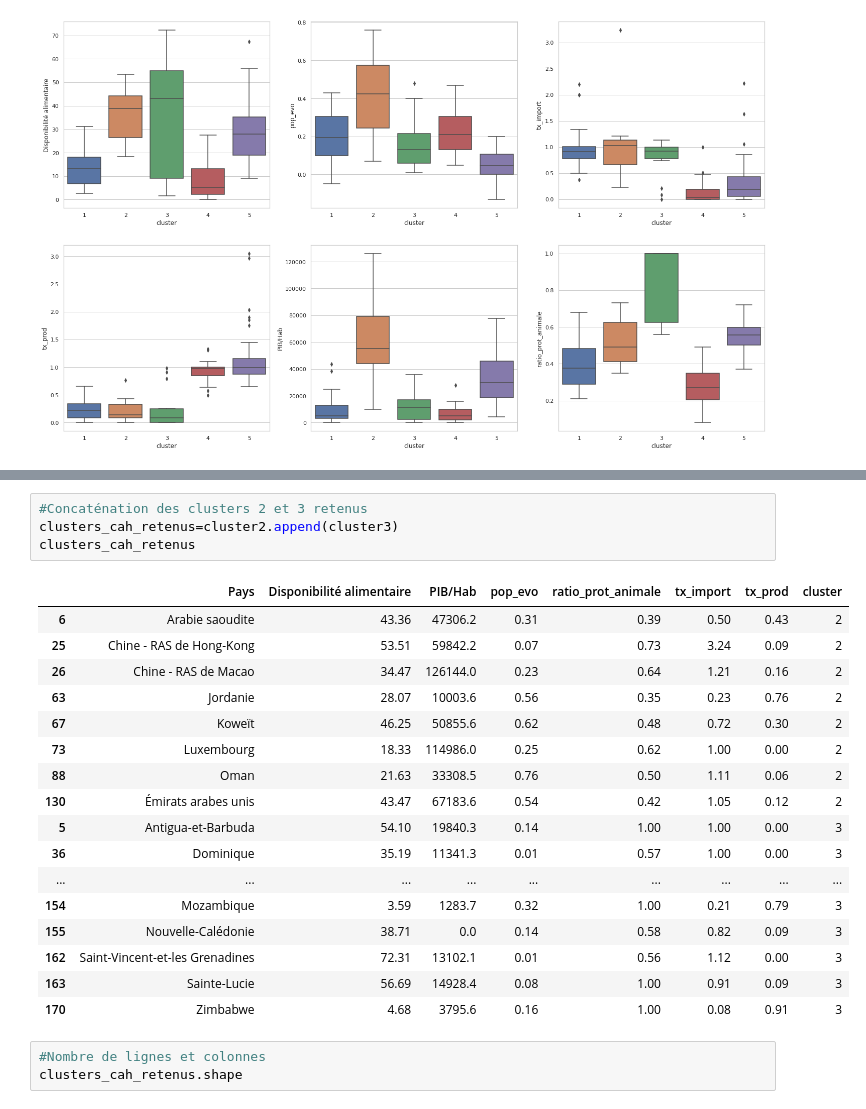
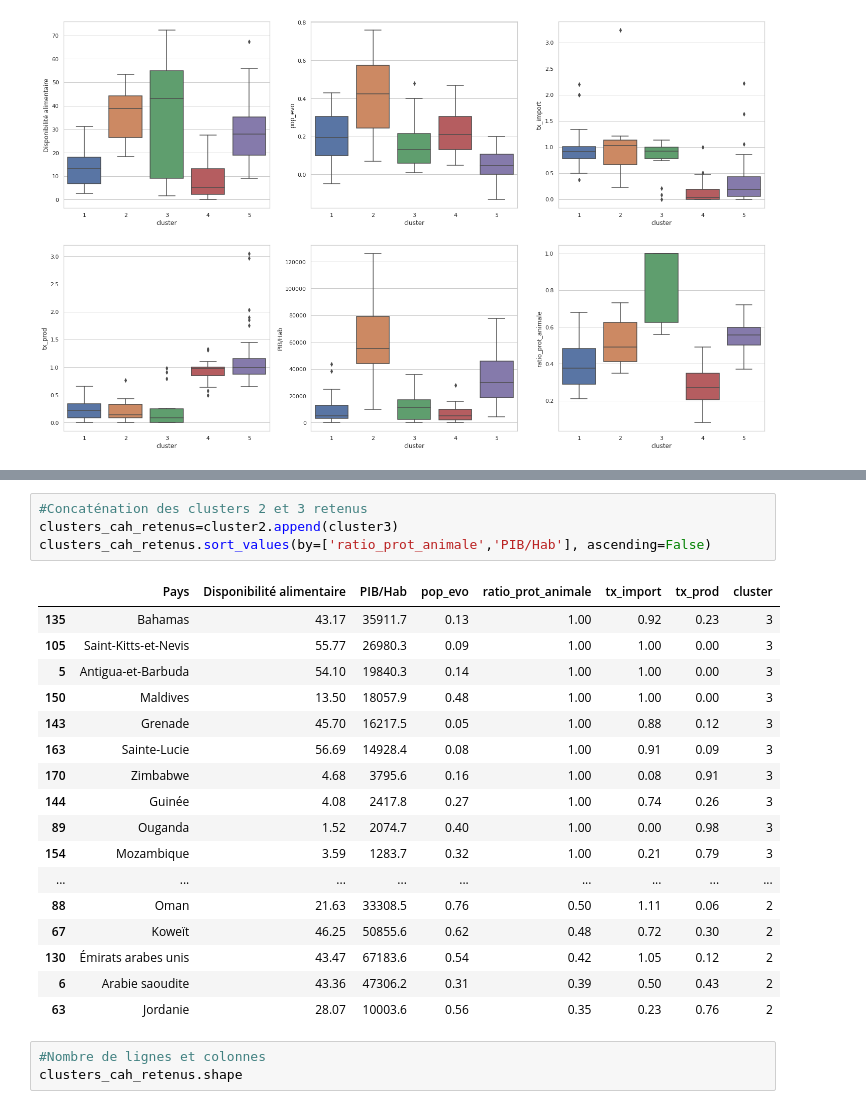
Before and after one commit to Randasabag/Etude-de-march-de-la-poule-qui-chante-avec-Python, a Jupyter notebook: projet9V1.ipynb, the cells around one changed output, grey strips where cells are left out. Saved outputs shown, nothing was run; the diff lists cells and outputs as text.

```diff
--- a/projet9V1.ipynb
+++ b/projet9V1.ipynb
@@ -1547,25 +1542,25 @@ Cluster 3 : Nombre de pays: 15 ['Antigua-et-Barbuda' 'Dominique' 'Ouganda' 'Poly
 # %%
 #Concaténation des clusters 2 et 3 retenus
 clusters_cah_retenus=cluster2.append(cluster3)
-clusters_cah_retenus
+clusters_cah_retenus.sort_values(by=['ratio_prot_animale','PIB/Hab'], ascending=False)
 # %% [output]
 |  | Pays | Disponibilité alimentaire | PIB/Hab | pop_evo | ratio_prot_animale | tx_import | tx_prod | cluster |
-| 6 | Arabie saoudite | 43.36 | 47306.2 | 0.31 | 0.39 | 0.50 | 0.43 | 2 |
-| 25 | Chine - RAS de Hong-Kong | 53.51 | 59842.2 | 0.07 | 0.73 | 3.24 | 0.09 | 2 |
-| 26 | Chine - RAS de Macao | 34.47 | 126144.0 | 0.23 | 0.64 | 1.21 | 0.16 | 2 |
-| 63 | Jordanie | 28.07 | 10003.6 | 0.56 | 0.35 | 0.23 | 0.76 | 2 |
-| 67 | Koweït | 46.25 | 50855.6 | 0.62 | 0.48 | 0.72 | 0.30 | 2 |
-| 73 | Luxembourg | 18.33 | 114986.0 | 0.25 | 0.62 | 1.00 | 0.00 | 2 |
-| 88 | Oman | 21.63 | 33308.5 | 0.76 | 0.50 | 1.11 | 0.06 | 2 |
-| 130 | Émirats arabes unis | 43.47 | 67183.6 | 0.54 | 0.42 | 1.05 | 0.12 | 2 |
+| 135 | Bahamas | 43.17 | 35911.7 | 0.13 | 1.00 | 0.92 | 0.23 | 3 |
+| 105 | Saint-Kitts-et-Nevis | 55.77 | 26980.3 | 0.09 | 1.00 | 1.00 | 0.00 | 3 |
 | 5 | Antigua-et-Barbuda | 54.10 | 19840.3 | 0.14 | 1.00 | 1.00 | 0.00 | 3 |
-| 36 | Dominique | 35.19 | 11341.3 | 0.01 | 0.57 | 1.00 | 0.00 | 3 |
-| ... | ... | ... | ... | ... | ... | ... | ... | ... |
-| 154 | Mozambique | 3.59 | 1283.7 | 0.32 | 1.00 | 0.21 | 0.79 | 3 |
-| 155 | Nouvelle-Calédonie | 38.71 | 0.0 | 0.14 | 0.58 | 0.82 | 0.09 | 3 |
-| 162 | Saint-Vincent-et-les Grenadines | 72.31 | 13102.1 | 0.01 | 0.56 | 1.12 | 0.00 | 3 |
+| 150 | Maldives | 13.50 | 18057.9 | 0.48 | 1.00 | 1.00 | 0.00 | 3 |
+| 143 | Grenade | 45.70 | 16217.5 | 0.05 | 1.00 | 0.88 | 0.12 | 3 |
 | 163 | Sainte-Lucie | 56.69 | 14928.4 | 0.08 | 1.00 | 0.91 | 0.09 | 3 |
 | 170 | Zimbabwe | 4.68 | 3795.6 | 0.16 | 1.00 | 0.08 | 0.91 | 3 |
+| 144 | Guinée | 4.08 | 2417.8 | 0.27 | 1.00 | 0.74 | 0.26 | 3 |
+| 89 | Ouganda | 1.52 | 2074.7 | 0.40 | 1.00 | 0.00 | 0.98 | 3 |
+| 154 | Mozambique | 3.59 | 1283.7 | 0.32 | 1.00 | 0.21 | 0.79 | 3 |
+| ... | ... | ... | ... | ... | ... | ... | ... | ... |
+| 88 | Oman | 21.63 | 33308.5 | 0.76 | 0.50 | 1.11 | 0.06 | 2 |
+| 67 | Koweït | 46.25 | 50855.6 | 0.62 | 0.48 | 0.72 | 0.30 | 2 |
+| 130 | Émirats arabes unis | 43.47 | 67183.6 | 0.54 | 0.42 | 1.05 | 0.12 | 2 |
+| 6 | Arabie saoudite | 43.36 | 47306.2 | 0.31 | 0.39 | 0.50 | 0.43 | 2 |
+| 63 | Jordanie | 28.07 | 10003.6 | 0.56 | 0.35 | 0.23 | 0.76 | 2 |
 # %%
 #Nombre de lignes et colonnes
 clusters_cah_retenus.shape
```
Also changed, not shown: parts of 28 cells of this notebook.
